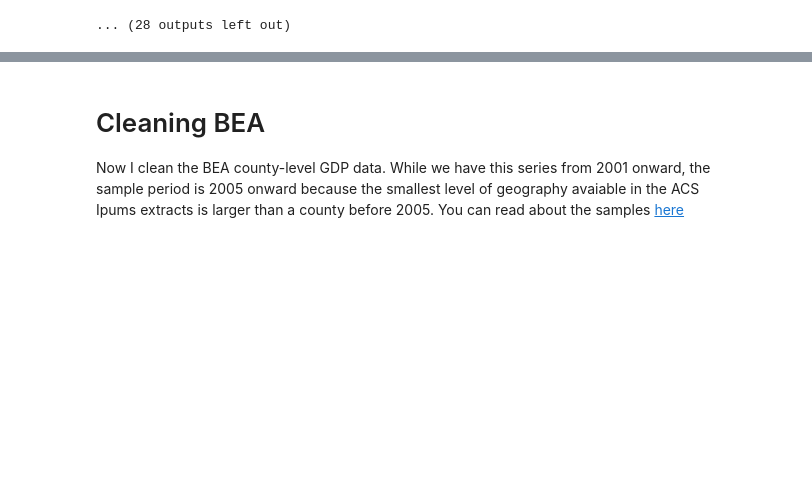
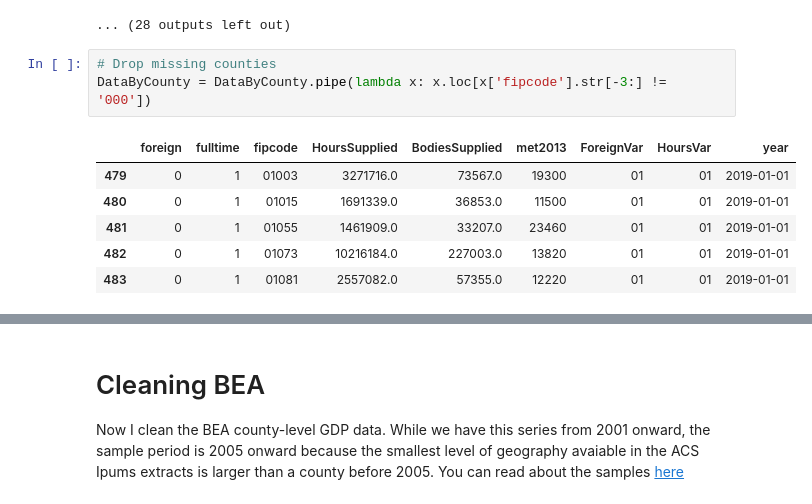
Before and after one commit to Robert-T-Remuszka/ImmigrationTfp, a Jupyter notebook: code/MakeCountyAnalysis.ipynb, the cells around one changed output, grey strips where cells are left out. Cells and saved outputs as stored; diff of their text form; blank space fills up the shorter version.

```diff
--- a/code/MakeCountyAnalysis.ipynb
+++ b/code/MakeCountyAnalysis.ipynb
@@ -101,6 +104,16 @@ See the `ipums_citation` attribute of this codebook for the appropriate citation
 Working file ../data/usa_00032.xml corresponding to sample 2005
 **********************************************************************
 ... (28 outputs left out)
+# %%
+# Drop missing counties
+DataByCounty = DataByCounty.pipe(lambda x: x.loc[x['fipcode'].str[-3:] != '000'])
+# %% [output]
+|  | foreign | fulltime | fipcode | HoursSupplied | BodiesSupplied | met2013 | ForeignVar | HoursVar | year |
+| 479 | 0 | 1 | 01003 | 3271716.0 | 73567.0 | 19300 | 01 | 01 | 2019-01-01 |
+| 480 | 0 | 1 | 01015 | 1691339.0 | 36853.0 | 11500 | 01 | 01 | 2019-01-01 |
+| 481 | 0 | 1 | 01055 | 1461909.0 | 33207.0 | 23460 | 01 | 01 | 2019-01-01 |
+| 482 | 0 | 1 | 01073 | 10216184.0 | 227003.0 | 13820 | 01 | 01 | 2019-01-01 |
+| 483 | 0 | 1 | 01081 | 2557082.0 | 57355.0 | 12220 | 01 | 01 | 2019-01-01 |
 # %%
 DataByCounty.to_csv(Paths['data'] + '/LaborByCounty.csv', index = False)
 DataByCounty.head()
```
Also changed, not shown: parts of 2 cells of this notebook.
